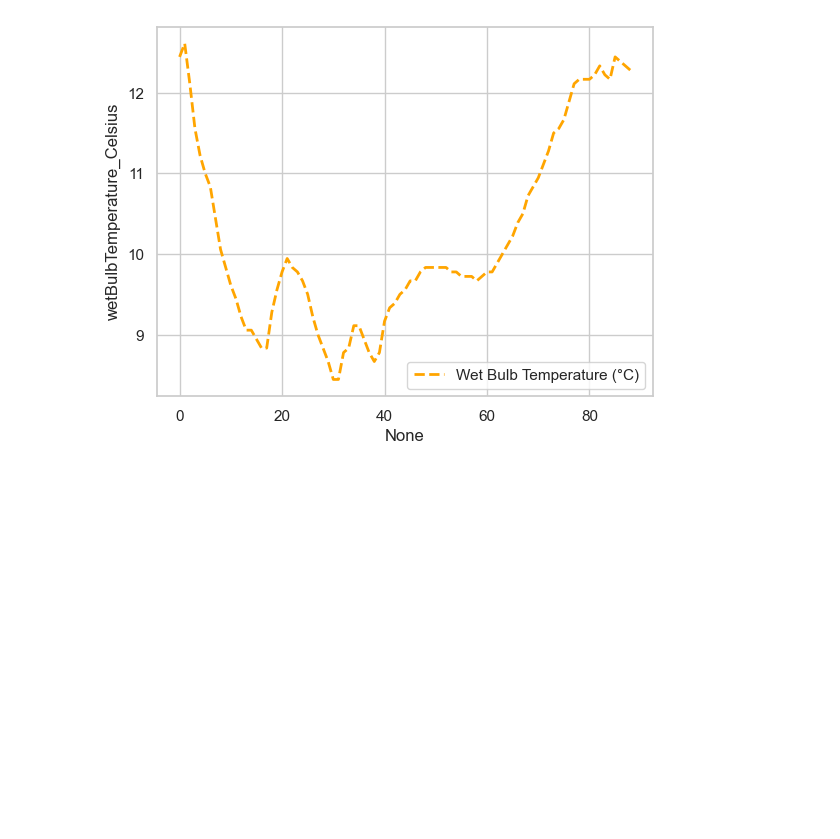
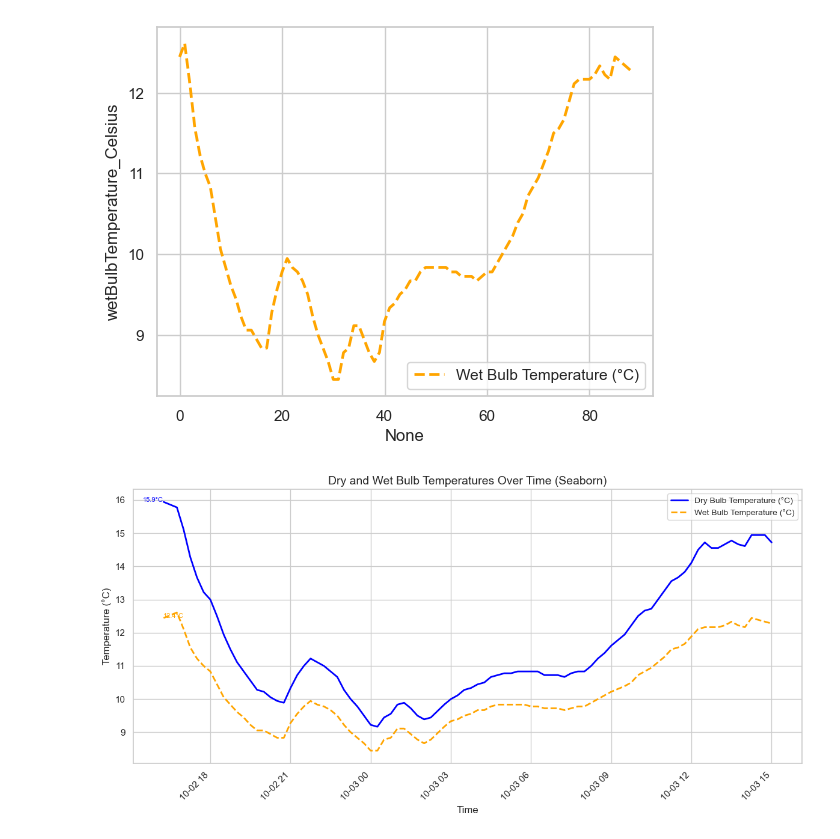
Before and after one commit to h2ohugol/PFDA-assignments, a Jupyter notebook: assignment2-weather.ipynb, the cells around one changed output. Saved outputs shown, nothing was run; the diff lists cells and outputs as text; code cells hidden in the pictures; blank space fills up the shorter version.

Commit message:
Knock start & changes to come

```diff
--- a/assignment2-weather.ipynb
+++ b/assignment2-weather.ipynb
@@ -188,3 +188,64 @@ sns.lineplot(x=df.index, y=df['wetBulbTemperature_Celsius'], label='Wet Bulb Tem
 # %% [output]
 <Axes: xlabel='None', ylabel='wetBulbTemperature_Celsius'>
 [figure]
+# %%
+import pandas as pd
+import seaborn as sns
+import matplotlib.pyplot as plt
+
+# Load the data from the CSV file
+url = 'https://raw.githubusercontent.com/andrewbeattycourseware/PFDA-courseware/refs/heads/main/assignment/weatherreadings1.csv'
+df = pd.read_csv(url)
+
+# Drop rows with missing values
+df = df.dropna(how='any', axis=0)
+
+# Convert reportStartDateTime to datetime format
+df['reportStartDateTime'] = pd.to_datetime(df['reportStartDateTime'])
+
+# Set the datetime as the index for easier plotting
+df.set_index('reportStartDateTime', inplace=True)
+
+# Initialize the Seaborn style
+sns.set(style="whitegrid")
+
+# Set figure size
+plt.figure(figsize=(12, 6))  # Adjusted to a smaller figure size
+
+# Plot dry bulb temperature (Celsius) using Seaborn
+sns.lineplot(x=df.index, y=df['dryBulbTemperature_Celsius'], label='Dry Bulb Temperature (°C)', color='blue', linewidth=2)
+
+# Plot wet bulb temperature (Celsius) using Seaborn
+sns.lineplot(x=df.index, y=df['wetBulbTemperature_Celsius'], label='Wet Bulb Temperature (°C)', color='orange', linestyle='--', linewidth=2)
+
+# Annotate selected points to show values (every 100th point)
+for i in range(0, len(df), 100):  # Annotate every 100th point instead of 10th
+    dry_temp = df['dryBulbTemperature_Celsius'].iloc[i]
+    wet_temp = df['wetBulbTemperature_Celsius'].iloc[i]
+    time_point = df.index[i]
+
+    # Annotate dry bulb temperature
+    plt.text(time_point, dry_temp, f'{dry_temp:.1f}°C', color='blue', fontsize=8, ha='right')
+
+    # Annotate wet bulb temperature
+    plt.text(time_point, wet_temp, f'{wet_temp:.1f}°C', color='orange', fontsize=8, ha='left')
+
+# Add labels and title
+plt.xlabel('Time', fontsize=12)
+plt.ylabel('Temperature (°C)', fontsize=12)
+plt.title('Dry and Wet Bulb Temperatures Over Time (Seaborn)', fontsize=14)
+
+# Customize the legend
+plt.legend(loc='best', fontsize=10)
+
+# Improve the appearance of x-axis labels (rotation and alignment)
+plt.xticks(rotation=45, ha='right')
+
+# Add grid lines for better readability
+plt.grid(True)
+
+# Display the plot
+plt.tight_layout()
+plt.show()
+# %% [output]
+[figure, added]
```
Also changed, not shown: parts of 1 cell of this notebook, 3 other files.
